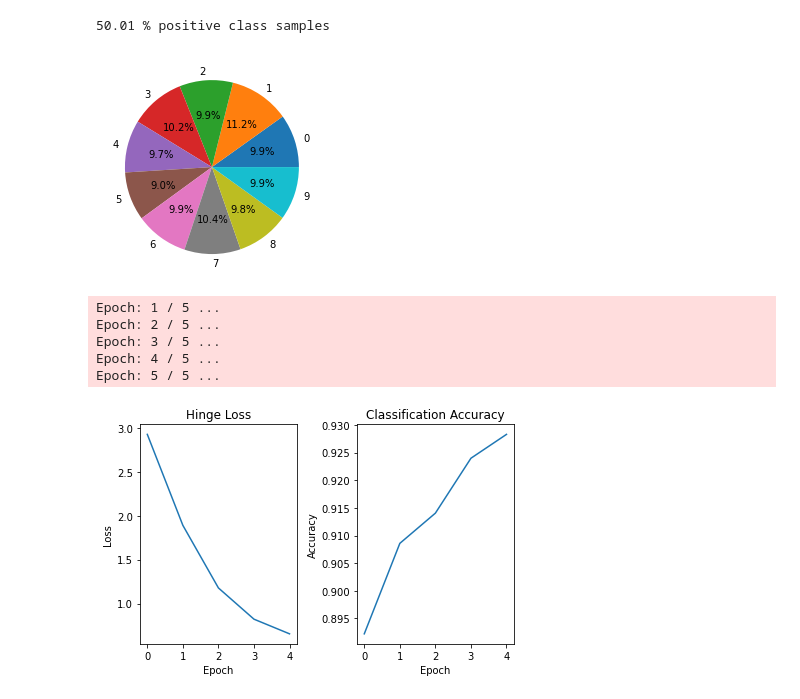
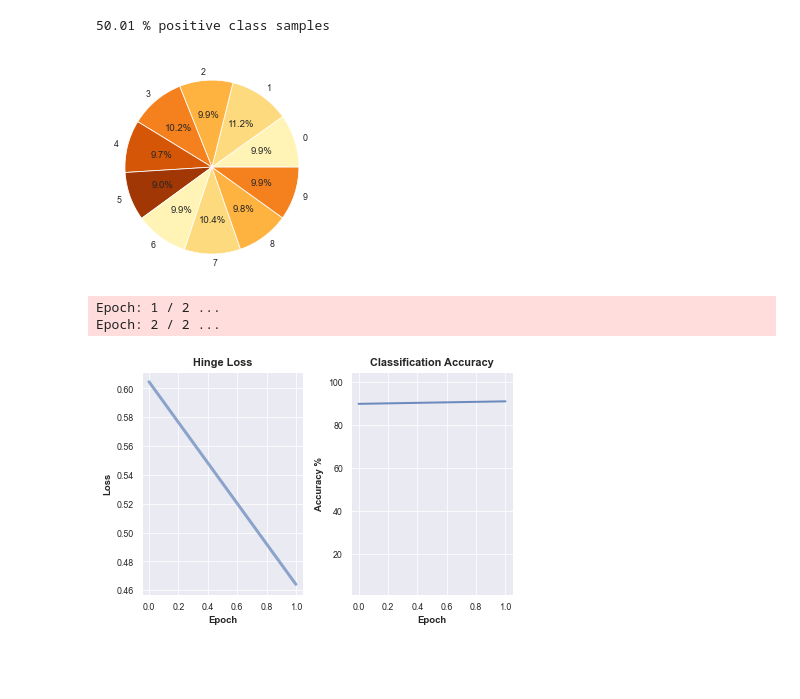
Before and after one commit to glarkstoat/SVM-using-SGD, a Jupyter notebook: test.ipynb, the cells around one changed output. Drawn from its saved outputs; the diff is of its cells as text; code cells hidden in the pictures; blank space fills up the shorter version.

```diff
--- a/test.ipynb
+++ b/test.ipynb
@@ -159,41 +233,56 @@ print(f"{len(ytrain[ytrain>0]) / len(ytrain) *100} % positive class samples") #
 # %%
 ## MNIST-Dataset
 
 from MultiClassSVM import *
 import matplotlib.pyplot as plt
 from DataLoader import *
 import seaborn as sns
+sns.set_style('darkgrid')
+sns.set(color_codes=True)
+sns.set_context('paper')
+sns.set_palette("YlOrBr")
 
 dataloader = DataLoader()
 xtrain, xtest, ytrain, ytest = dataloader.get_mnist()
 
 counts = dict()
 for x in np.unique(ytrain).astype(int):
     counts[x] = np.count_nonzero(ytrain == x)
 
 plt.pie(x=counts.values(), labels=counts.keys(), autopct='%1.1f%%')
 plt.show() # roughly balanced data set
-
-mc_svm = MultiClassSVM(lr=3, C=0.1, max_iters=5, batch_size=100)
-mc_svm.fit(xtrain, ytrain)
-
-plt.subplot(1,2,1)
-plt.title("Hinge Loss")
-plt.plot(mc_svm.losses)
-plt.xlabel("Epoch"); plt.ylabel("Loss")
-
-plt.subplot(1,2,2)
-plt.title("Classification Accuracy")
-plt.plot(mc_svm.accuracies)
-plt.xlabel("Epoch"); plt.ylabel("Accuracy")
-
-plt.tight_layout()
-plt.show()
 # %% [output]
-[figure, old version]
+[figure, new version]
-Epoch: 1 / 5 ...
-Epoch: 2 / 5 ...
-Epoch: 3 / 5 ...
-Epoch: 4 / 5 ...
-Epoch: 5 / 5 ...
-[figure, removed]
+# %%
+import matplotlib.pyplot as plt
+from DataLoader import *
+from MultiClassSVM import *
+
+import seaborn as sns
+sns.set_style('darkgrid')
+sns.set(color_codes=True)
+sns.set_context('paper')
+
+dataloader = DataLoader()
+xtrain, xtest, ytrain, ytest = dataloader.get_mnist()
+
+mc_svm = MultiClassSVM(lr=0.5, C=0.01, max_iters=2, batch_size=100)
+mc_svm.fit(xtrain, ytrain)
+
+plt.subplot(1,2,1)
+plt.title("Hinge Loss", fontweight="bold", fontsize=11)
+plt.plot(mc_svm.losses, lw=3, alpha=0.6)
+plt.xlabel("Epoch", fontweight="bold"); plt.ylabel("Loss", fontweight="bold")
+
+plt.subplot(1,2,2)
+plt.title("Classification Accuracy", fontweight="bold", fontsize=11)
+plt.plot(mc_svm.accuracies * 100, lw=2, alpha=0.8)
+plt.xlabel("Epoch", fontweight="bold"); plt.ylabel("Accuracy %", fontweight="bold")
+plt.ylim(min(mc_svm.accuracies), 105)
+
+plt.tight_layout()
+plt.show()
+# %% [output]
+Epoch: 1 / 2 ...
+Epoch: 2 / 2 ...
+[figure, added]
```
Also changed, not shown: parts of 9 cells of this notebook, 3 other files.
